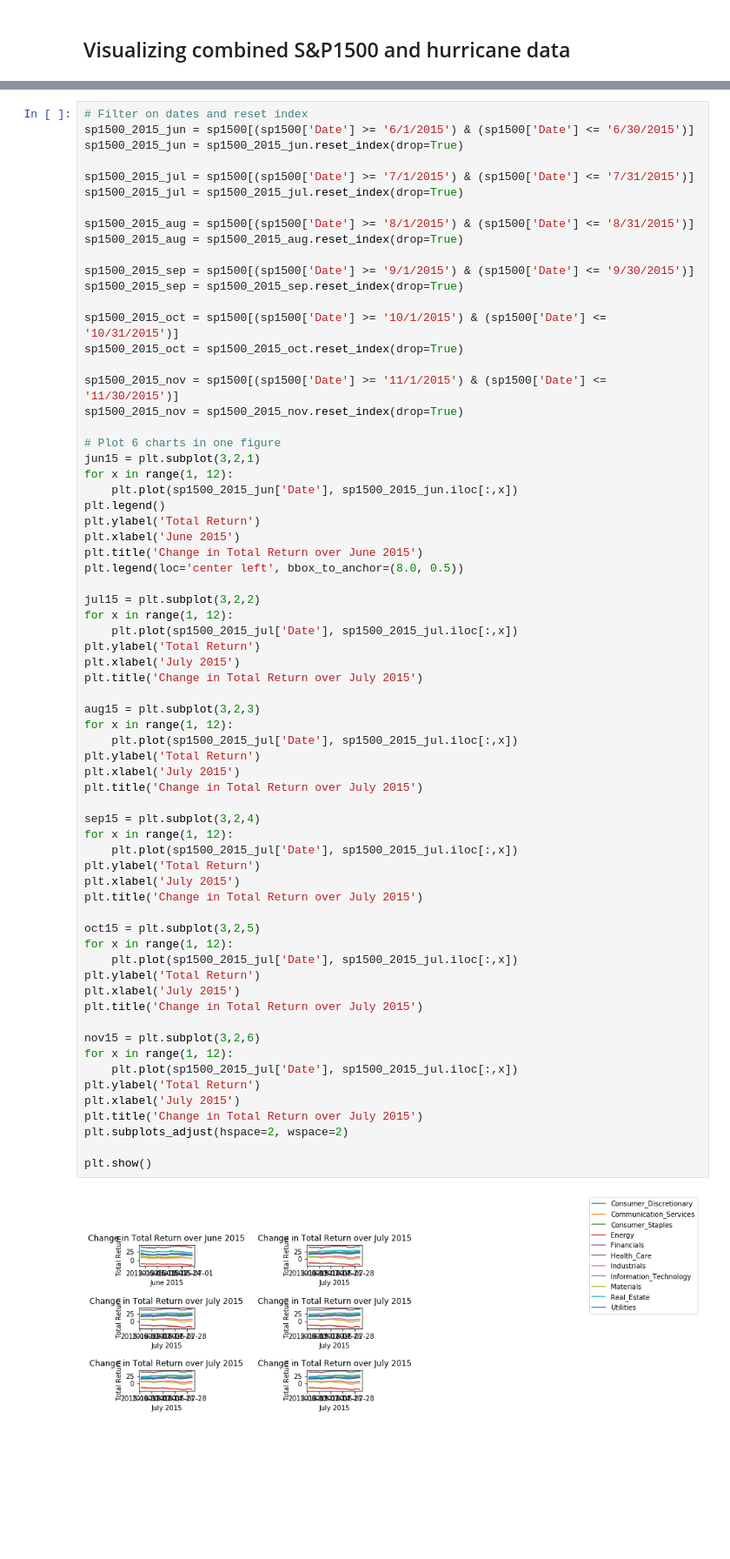
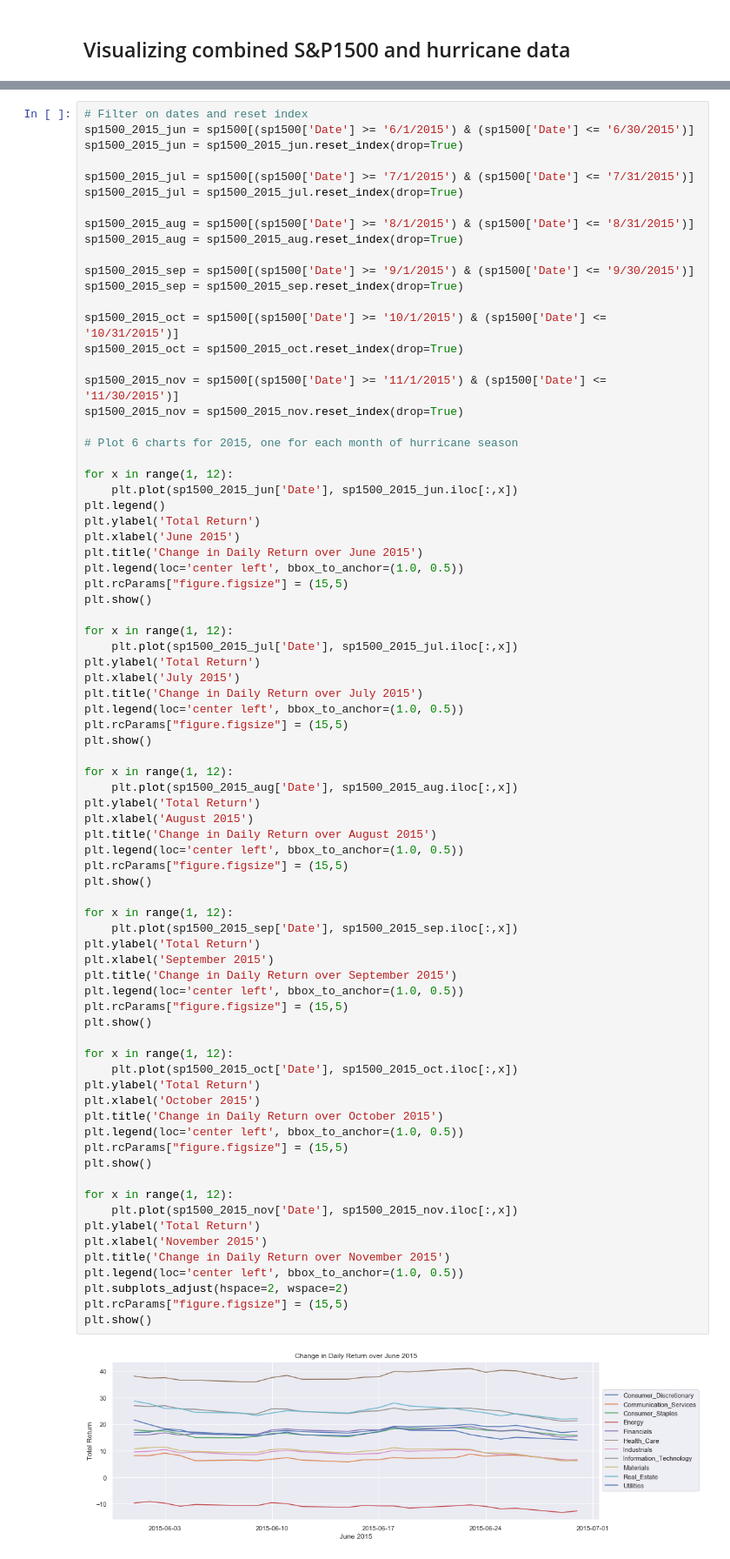
Before and after one commit to nancyculley/Little_Data_Project_1, a Jupyter notebook: Hurricane_stock_market.ipynb, the cells around one changed output, grey strips where cells are left out. Shown at 87% size. Cells and saved outputs as stored; diff of their text form; blank space fills up the shorter version.

```diff
--- a/Hurricane_stock_market.ipynb
+++ b/Hurricane_stock_market.ipynb
@@ -118,54 +189,64 @@ sp1500_2015_oct = sp1500[(sp1500['Date'] >= '10/1/2015') & (sp1500['Date'] <= '1
 sp1500_2015_oct = sp1500_2015_oct.reset_index(drop=True)
 
 sp1500_2015_nov = sp1500[(sp1500['Date'] >= '11/1/2015') & (sp1500['Date'] <= '11/30/2015')]
 sp1500_2015_nov = sp1500_2015_nov.reset_index(drop=True)
 
-# Plot 6 charts in one figure
-jun15 = plt.subplot(3,2,1)
+# Plot 6 charts for 2015, one for each month of hurricane season
+
 for x in range(1, 12):
     plt.plot(sp1500_2015_jun['Date'], sp1500_2015_jun.iloc[:,x])
 plt.legend()
 plt.ylabel('Total Return')
 plt.xlabel('June 2015')
-plt.title('Change in Total Return over June 2015')
-plt.legend(loc='center left', bbox_to_anchor=(8.0, 0.5))
+plt.title('Change in Daily Return over June 2015')
+plt.legend(loc='center left', bbox_to_anchor=(1.0, 0.5))
+plt.rcParams["figure.figsize"] = (15,5)
+plt.show()
 
-jul15 = plt.subplot(3,2,2)
 for x in range(1, 12):
     plt.plot(sp1500_2015_jul['Date'], sp1500_2015_jul.iloc[:,x])
 plt.ylabel('Total Return')
 plt.xlabel('July 2015')
-plt.title('Change in Total Return over July 2015')
+plt.title('Change in Daily Return over July 2015')
+plt.legend(loc='center left', bbox_to_anchor=(1.0, 0.5))
+plt.rcParams["figure.figsize"] = (15,5)
+plt.show()
 
-aug15 = plt.subplot(3,2,3)
 for x in range(1, 12):
-    plt.plot(sp1500_2015_jul['Date'], sp1500_2015_jul.iloc[:,x])
+    plt.plot(sp1500_2015_aug['Date'], sp1500_2015_aug.iloc[:,x])
 plt.ylabel('Total Return')
-plt.xlabel('July 2015')
-plt.title('Change in Total Return over July 2015')
+plt.xlabel('August 2015')
+plt.title('Change in Daily Return over August 2015')
+plt.legend(loc='center left', bbox_to_anchor=(1.0, 0.5))
+plt.rcParams["figure.figsize"] = (15,5)
+plt.show()
 
-sep15 = plt.subplot(3,2,4)
 for x in range(1, 12):
-    plt.plot(sp1500_2015_jul['Date'], sp1500_2015_jul.iloc[:,x])
+    plt.plot(sp1500_2015_sep['Date'], sp1500_2015_sep.iloc[:,x])
 plt.ylabel('Total Return')
-plt.xlabel('July 2015')
-plt.title('Change in Total Return over July 2015')
+plt.xlabel('September 2015')
+plt.title('Change in Daily Return over September 2015')
+plt.legend(loc='center left', bbox_to_anchor=(1.0, 0.5))
+plt.rcParams["figure.figsize"] = (15,5)
+plt.show()
 
-oct15 = plt.subplot(3,2,5)
 for x in range(1, 12):
-    plt.plot(sp1500_2015_jul['Date'], sp1500_2015_jul.iloc[:,x])
+    plt.plot(sp1500_2015_oct['Date'], sp1500_2015_oct.iloc[:,x])
 plt.ylabel('Total Return')
-plt.xlabel('July 2015')
-plt.title('Change in Total Return over July 2015')
+plt.xlabel('October 2015')
+plt.title('Change in Daily Return over October 2015')
+plt.legend(loc='center left', bbox_to_anchor=(1.0, 0.5))
+plt.rcParams["figure.figsize"] = (15,5)
+plt.show()
 
-nov15 = plt.subplot(3,2,6)
 for x in range(1, 12):
-    plt.plot(sp1500_2015_jul['Date'], sp1500_2015_jul.iloc[:,x])
+    plt.plot(sp1500_2015_nov['Date'], sp1500_2015_nov.iloc[:,x])
 plt.ylabel('Total Return')
-plt.xlabel('July 2015')
-plt.title('Change in Total Return over July 2015')
+plt.xlabel('November 2015')
+plt.title('Change in Daily Return over November 2015')
+plt.legend(loc='center left', bbox_to_anchor=(1.0, 0.5))
 plt.subplots_adjust(hspace=2, wspace=2)
-
+plt.rcParams["figure.figsize"] = (15,5)
 plt.show()
 # %% [output]
-[figure, old version]
+[figure, new version]
```
Also changed, not shown: parts of 46 cells of this notebook.
